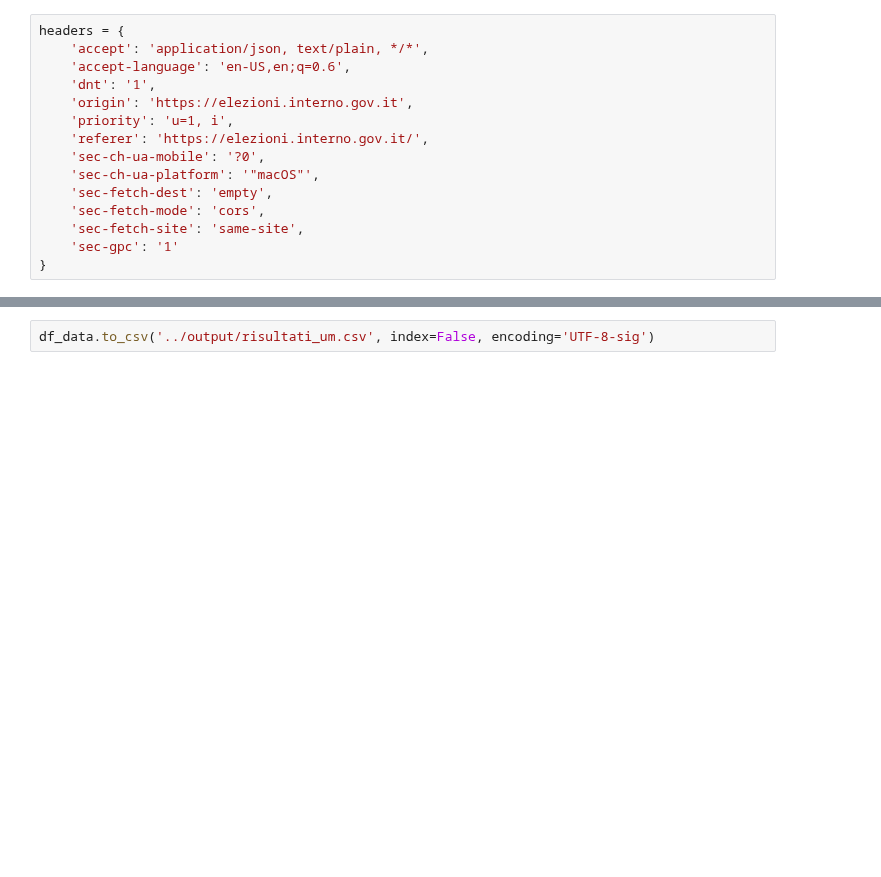
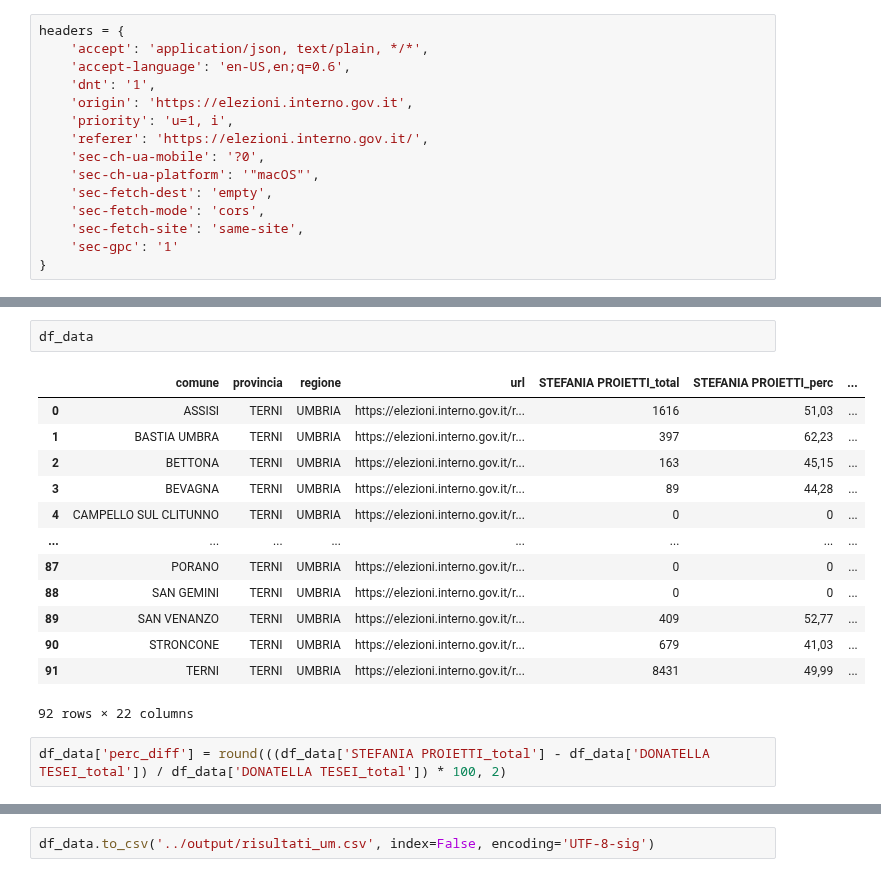
Before and after one commit to marcodallastella/elezioni, a Jupyter notebook: notebooks/3.2_risultati_um.nbconvert.ipynb, the cells around one changed output, grey strips where cells are left out. Cells and saved outputs as stored; diff of their text form; blank space fills up the shorter version.

Commit message:
Automated data processing

```diff
--- a/notebooks/3.2_risultati_um.nbconvert.ipynb
+++ b/notebooks/3.2_risultati_um.nbconvert.ipynb
@@ -141,3 +116,21 @@ FORZA ITALIA: 285 votes
+# %%
+df_data
+# %% [output]
+|  | comune | provincia | regione | url | STEFANIA PROIETTI_total | STEFANIA PROIETTI_perc | ... |
+| 0 | ASSISI | TERNI | UMBRIA | https://elezioni.interno.gov.it/r... | 1616 | 51,03 | ... |
+| 1 | BASTIA UMBRA | TERNI | UMBRIA | https://elezioni.interno.gov.it/r... | 397 | 62,23 | ... |
+| 2 | BETTONA | TERNI | UMBRIA | https://elezioni.interno.gov.it/r... | 163 | 45,15 | ... |
+| 3 | BEVAGNA | TERNI | UMBRIA | https://elezioni.interno.gov.it/r... | 89 | 44,28 | ... |
+| 4 | CAMPELLO SUL CLITUNNO | TERNI | UMBRIA | https://elezioni.interno.gov.it/r... | 0 | 0 | ... |
+| ... | ... | ... | ... | ... | ... | ... | ... |
+| 87 | PORANO | TERNI | UMBRIA | https://elezioni.interno.gov.it/r... | 0 | 0 | ... |
+| 88 | SAN GEMINI | TERNI | UMBRIA | https://elezioni.interno.gov.it/r... | 0 | 0 | ... |
+| 89 | SAN VENANZO | TERNI | UMBRIA | https://elezioni.interno.gov.it/r... | 409 | 52,77 | ... |
+| 90 | STRONCONE | TERNI | UMBRIA | https://elezioni.interno.gov.it/r... | 679 | 41,03 | ... |
+| 91 | TERNI | TERNI | UMBRIA | https://elezioni.interno.gov.it/r... | 8431 | 49,99 | ... |
+92 rows × 22 columns
+# %%
+df_data['perc_diff'] = round(((df_data['STEFANIA PROIETTI_total'] - df_data['DONATELLA TESEI_total']) / df_data['DONATELLA TESEI_total']) * 100, 2)
 # %%
 df_data['comune'] = df_data['comune'].str.title()
 df_data['provincia'] = df_data['provincia'].str.title()
```
Also changed, not shown: parts of 3 cells of this notebook, 3 other files.
